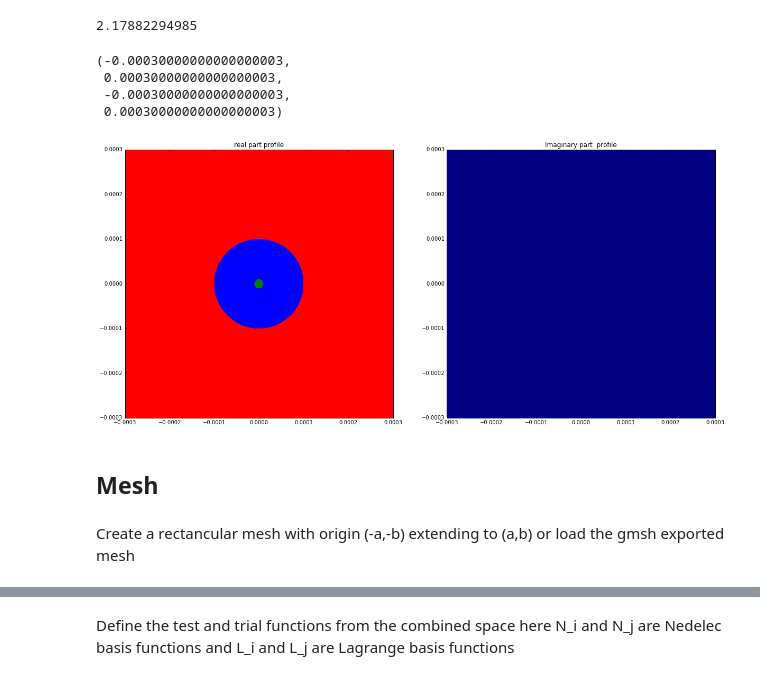
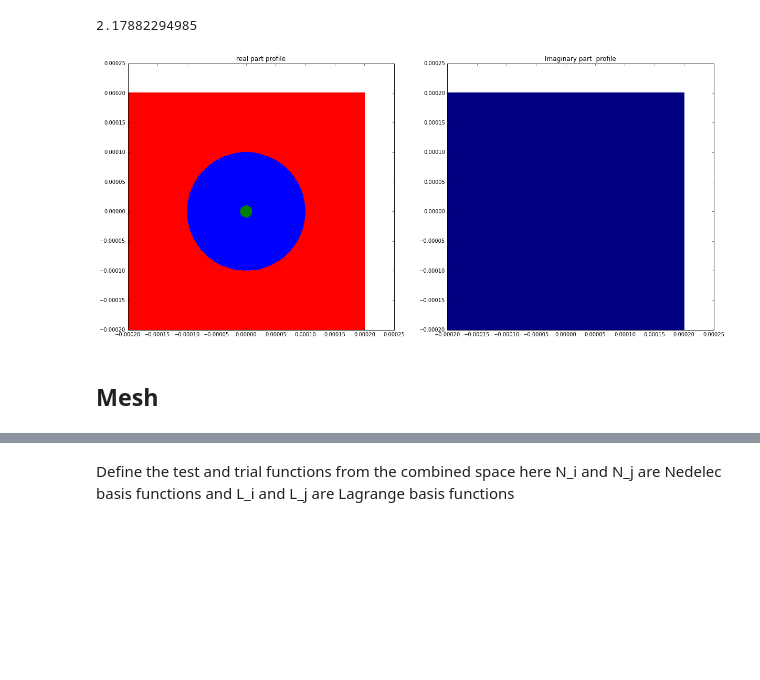
Before and after one commit to ibegleris/WaFEl, a Jupyter notebook: Dispersion_analysis.ipynb, the cells around one changed output, grey strips where cells are left out. Saved outputs shown, nothing was run; the diff lists cells and outputs as text; code cells hidden in the pictures; blank space fills up the shorter version.

```diff
--- a/Dispersion_analysis.ipynb
+++ b/Dispersion_analysis.ipynb
@@ -85,8 +87,8 @@ import time
 # %% [markdown]
 The box domain:
 # %%
-a = 3e-4
-b = 3e-4
+a = 2e-4
+b = 2e-4
 # %% [markdown]
 Inputs of the problem
 # %%
@@ -146,19 +133,9 @@ cmap2, norm2 = from_levels_and_colors([0,nclad.imag*nclad.real,ncore.imag*ncore.
-# %%
-fig = plt.figure(figsize=(20.0, 20.0))
-ax1 = fig.add_subplot(221)
-ax1.pcolormesh(X,Y,n_plot**0.5, cmap=cmap1, norm=norm1)
-ax1.set_title('real part profile')
-ax1.axis('equal')
-ax2 = fig.add_subplot(222)
-ax2.pcolormesh(X,Y,k_plot)#, cmap=cmap1, norm=norm1)
-ax2.set_title('Imaginary part  profile')
-ax2.axis('equal')
-# %% [output]
-(-0.00030000000000000003,
- 0.00030000000000000003,
- -0.00030000000000000003,
- 0.00030000000000000003)
-[figure, removed]
+# %%
+x = np.linspace(-a,a,512)
+y = np.linspace(-b,b,512)
+n_prof,k_prof = goemetry_plot(x,y,a,b,ref,extinction,nclad,ncore)
+# %% [output]
+[figure, added]
 # %%
 class epsilon_real(Expression):
     def eval(self, values, x):
@@ -169,5 +146,3 @@ class epsilon_imag(Expression):
        values = extinction(x,values)
 # %% [markdown]
 ## Mesh
-# %% [markdown]
-Create a rectancular mesh with origin (-a,-b) extending to (a,b) or load the gmsh exported mesh
```
Also changed, not shown: parts of 121 cells of this notebook, 8 other files.
